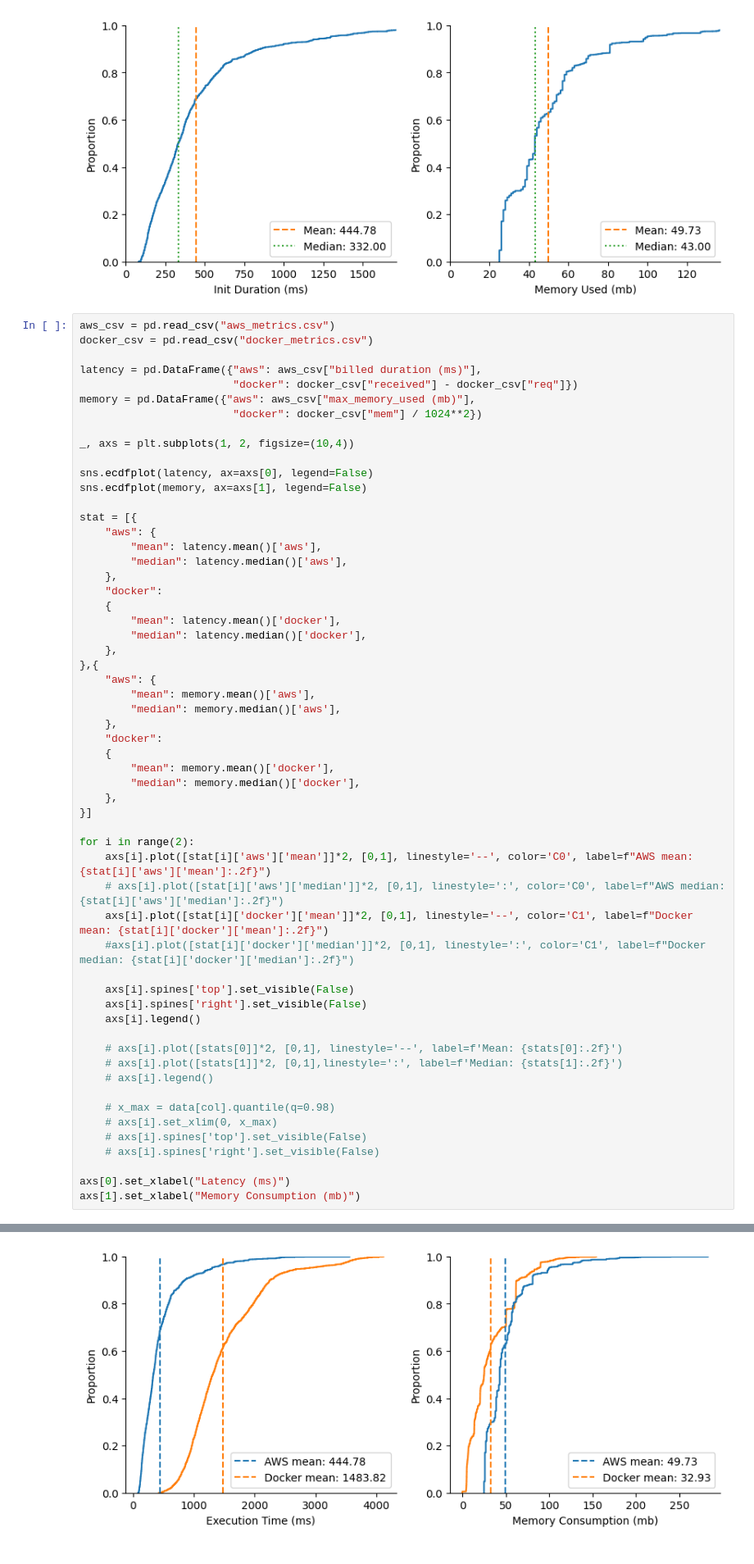
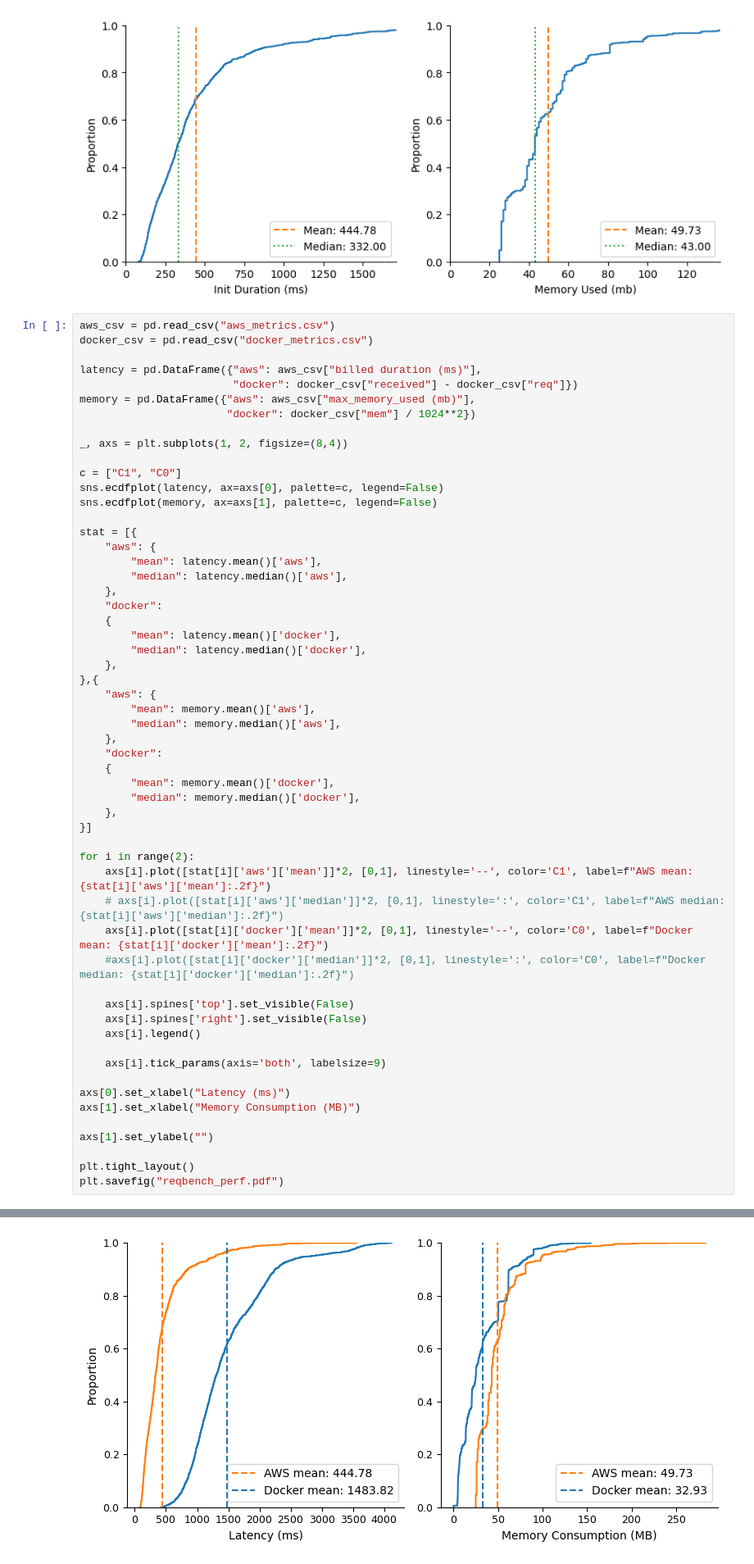
Before and after one commit to open-lambda/ReqBench, a Jupyter notebook: plot/plot.ipynb, the cells around one changed output, grey strips where cells are left out. Shown: that part at 82% size. Drawn from its saved outputs; the diff is of its cells as text.

Commit message:
modified plot

```diff
--- a/plot/plot.ipynb
+++ b/plot/plot.ipynb
@@ -32,12 +32,13 @@ docker_csv = pd.read_csv("docker_metrics.csv")
 latency = pd.DataFrame({"aws": aws_csv["billed duration (ms)"],
                         "docker": docker_csv["received"] - docker_csv["req"]})
 memory = pd.DataFrame({"aws": aws_csv["max_memory_used (mb)"],
-                        "docker": docker_csv["mem"] / 1024**2})
+                       "docker": docker_csv["mem"] / 1024**2})
 
-_, axs = plt.subplots(1, 2, figsize=(10,4))
+_, axs = plt.subplots(1, 2, figsize=(8,4))
 
-sns.ecdfplot(latency, ax=axs[0], legend=False)
-sns.ecdfplot(memory, ax=axs[1], legend=False)
+c = ["C1", "C0"]
+sns.ecdfplot(latency, ax=axs[0], palette=c, legend=False)
+sns.ecdfplot(memory, ax=axs[1], palette=c, legend=False)
 
 stat = [{
     "aws": {
@@ -62,24 +63,22 @@ stat = [{
 }]
 
 for i in range(2):
-    axs[i].plot([stat[i]['aws']['mean']]*2, [0,1], linestyle='--', color='C0', label=f"AWS mean: {stat[i]['aws']['mean']:.2f}")
-    # axs[i].plot([stat[i]['aws']['median']]*2, [0,1], linestyle=':', color='C0', label=f"AWS median: {stat[i]['aws']['median']:.2f}")
-    axs[i].plot([stat[i]['docker']['mean']]*2, [0,1], linestyle='--', color='C1', label=f"Docker mean: {stat[i]['docker']['mean']:.2f}")
-    #axs[i].plot([stat[i]['docker']['median']]*2, [0,1], linestyle=':', color='C1', label=f"Docker median: {stat[i]['docker']['median']:.2f}")
+    axs[i].plot([stat[i]['aws']['mean']]*2, [0,1], linestyle='--', color='C1', label=f"AWS mean: {stat[i]['aws']['mean']:.2f}")
+    # axs[i].plot([stat[i]['aws']['median']]*2, [0,1], linestyle=':', color='C1', label=f"AWS median: {stat[i]['aws']['median']:.2f}")
+    axs[i].plot([stat[i]['docker']['mean']]*2, [0,1], linestyle='--', color='C0', label=f"Docker mean: {stat[i]['docker']['mean']:.2f}")
+    #axs[i].plot([stat[i]['docker']['median']]*2, [0,1], linestyle=':', color='C0', label=f"Docker median: {stat[i]['docker']['median']:.2f}")
 
     axs[i].spines['top'].set_visible(False)
     axs[i].spines['right'].set_visible(False)
     axs[i].legend()
 
-    # axs[i].plot([stats[0]]*2, [0,1], linestyle='--', label=f'Mean: {stats[0]:.2f}')
-    # axs[i].plot([stats[1]]*2, [0,1],linestyle=':', label=f'Median: {stats[1]:.2f}')
-    # axs[i].legend()
-
-    # x_max = data[col].quantile(q=0.98)
-    # axs[i].set_xlim(0, x_max)
-    # axs[i].spines['top'].set_visible(False)
-    # axs[i].spines['right'].set_visible(False)
+    axs[i].tick_params(axis='both', labelsize=9)
 
 axs[0].set_xlabel("Latency (ms)")
-axs[1].set_xlabel("Memory Consumption (mb)")
+axs[1].set_xlabel("Memory Consumption (MB)")
+
+axs[1].set_ylabel("")
+
+plt.tight_layout()
+plt.savefig("reqbench_perf.pdf")
 # %% [output]
@@ -87 +85 @@ Text(0.5, 0, 'Memory Consumption (mb)')
-[figure, old version]
+[figure, new version]
```
Also changed, not shown: parts of 1 cell of this notebook, 2 other files.
